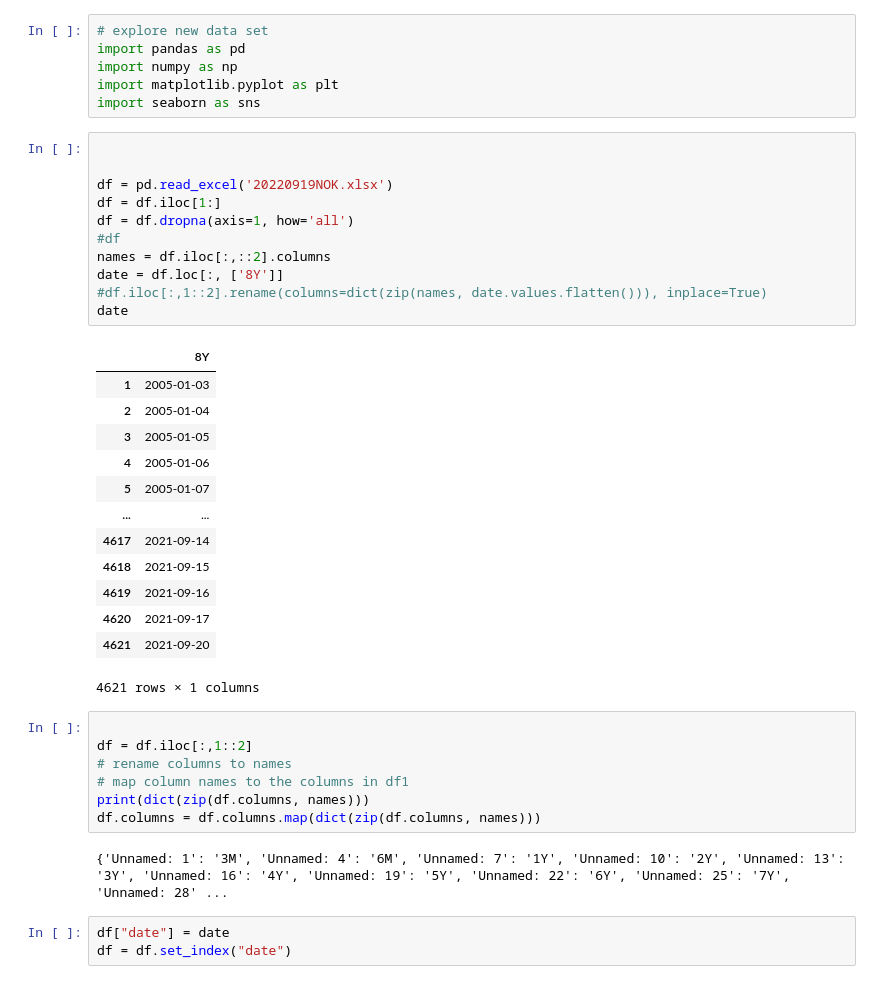
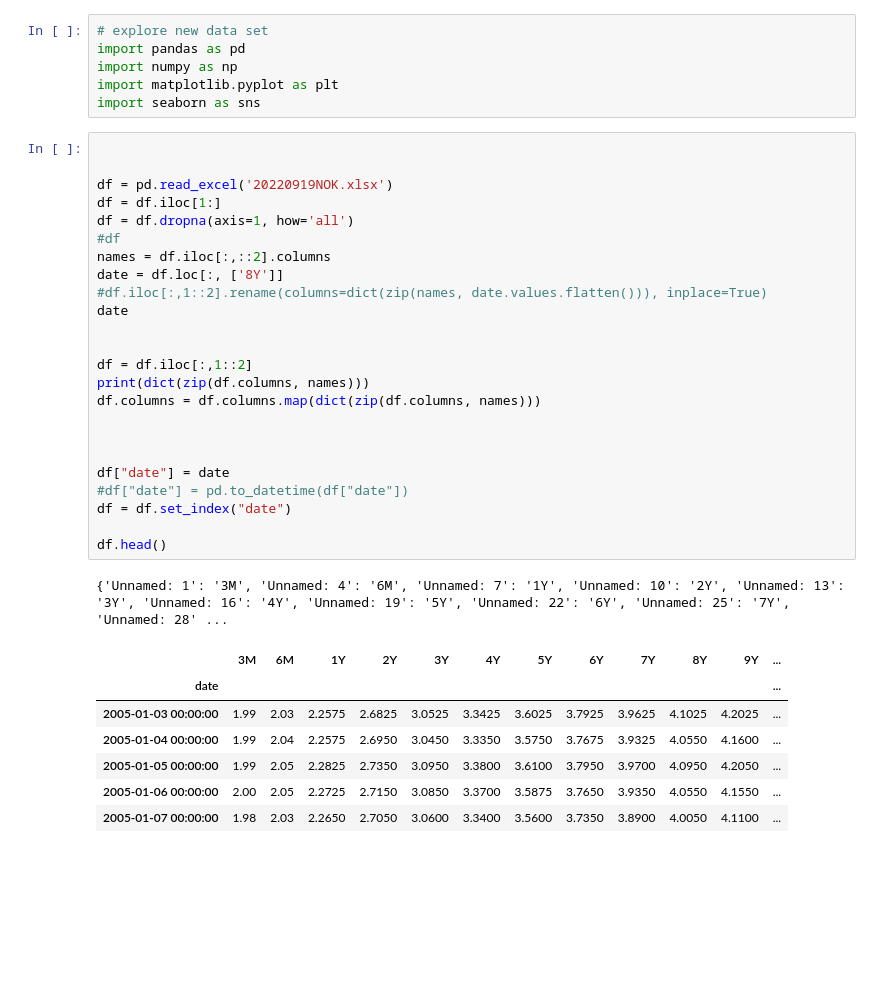
Before and after one commit to ThomasTorkildsen/Matematisk_finans, a Jupyter notebook: prep_seminar2.ipynb, the cells around one changed output. Drawn from its saved outputs; the diff is of its cells as text; blank space fills up the shorter version.

```diff
--- a/prep_seminar2.ipynb
+++ b/prep_seminar2.ipynb
@@ -9,37 +9,33 @@ import seaborn as sns
 # %%
 
 
 df = pd.read_excel('20220919NOK.xlsx')
 df = df.iloc[1:]
 df = df.dropna(axis=1, how='all')
 #df
 names = df.iloc[:,::2].columns
 date = df.loc[:, ['8Y']]
 #df.iloc[:,1::2].rename(columns=dict(zip(names, date.values.flatten())), inplace=True)
 date
+
+
+df = df.iloc[:,1::2]
+print(dict(zip(df.columns, names)))
+df.columns = df.columns.map(dict(zip(df.columns, names)))
+
+
+
+df["date"] = date
+#df["date"] = pd.to_datetime(df["date"])
+df = df.set_index("date")
+
+df.head()
 # %% [output]
+{'Unnamed: 1': '3M', 'Unnamed: 4': '6M', 'Unnamed: 7': '1Y', 'Unnamed: 10': '2Y', 'Unnamed: 13': '3Y', 'Unnamed: 16': '4Y', 'Unnamed: 19': '5Y', 'Unnamed: 22': '6Y', 'Unnamed: 25': '7Y', 'Unnamed: 28' ...
-|  | 8Y |
-| 1 | 2005-01-03 |
-| 2 | 2005-01-04 |
-| 3 | 2005-01-05 |
-| 4 | 2005-01-06 |
-| 5 | 2005-01-07 |
-| ... | ... |
-| 4617 | 2021-09-14 |
-| 4618 | 2021-09-15 |
-| 4619 | 2021-09-16 |
-| 4620 | 2021-09-17 |
-| 4621 | 2021-09-20 |
+|  | 3M | 6M | 1Y | 2Y | 3Y | 4Y | 5Y | 6Y | 7Y | 8Y | 9Y | ... |
+| date |  |  |  |  |  |  |  |  |  |  |  | ... |
+| 2005-01-03 00:00:00 | 1.99 | 2.03 | 2.2575 | 2.6825 | 3.0525 | 3.3425 | 3.6025 | 3.7925 | 3.9625 | 4.1025 | 4.2025 | ... |
+| 2005-01-04 00:00:00 | 1.99 | 2.04 | 2.2575 | 2.6950 | 3.0450 | 3.3350 | 3.5750 | 3.7675 | 3.9325 | 4.0550 | 4.1600 | ... |
+| 2005-01-05 00:00:00 | 1.99 | 2.05 | 2.2825 | 2.7350 | 3.0950 | 3.3800 | 3.6100 | 3.7950 | 3.9700 | 4.0950 | 4.2050 | ... |
+| 2005-01-06 00:00:00 | 2.00 | 2.05 | 2.2725 | 2.7150 | 3.0850 | 3.3700 | 3.5875 | 3.7650 | 3.9350 | 4.0550 | 4.1550 | ... |
+| 2005-01-07 00:00:00 | 1.98 | 2.03 | 2.2650 | 2.7050 | 3.0600 | 3.3400 | 3.5600 | 3.7350 | 3.8900 | 4.0050 | 4.1100 | ... |
-4621 rows × 1 columns
-# %%
-
-df = df.iloc[:,1::2]
-# rename columns to names
-# map column names to the columns in df1
-print(dict(zip(df.columns, names)))
-df.columns = df.columns.map(dict(zip(df.columns, names)))
-# %% [output]
-{'Unnamed: 1': '3M', 'Unnamed: 4': '6M', 'Unnamed: 7': '1Y', 'Unnamed: 10': '2Y', 'Unnamed: 13': '3Y', 'Unnamed: 16': '4Y', 'Unnamed: 19': '5Y', 'Unnamed: 22': '6Y', 'Unnamed: 25': '7Y', 'Unnamed: 28' ...
-# %%
-df["date"] = date
-df = df.set_index("date")
```
Also changed, not shown: parts of 34 cells of this notebook, 1 other file.
